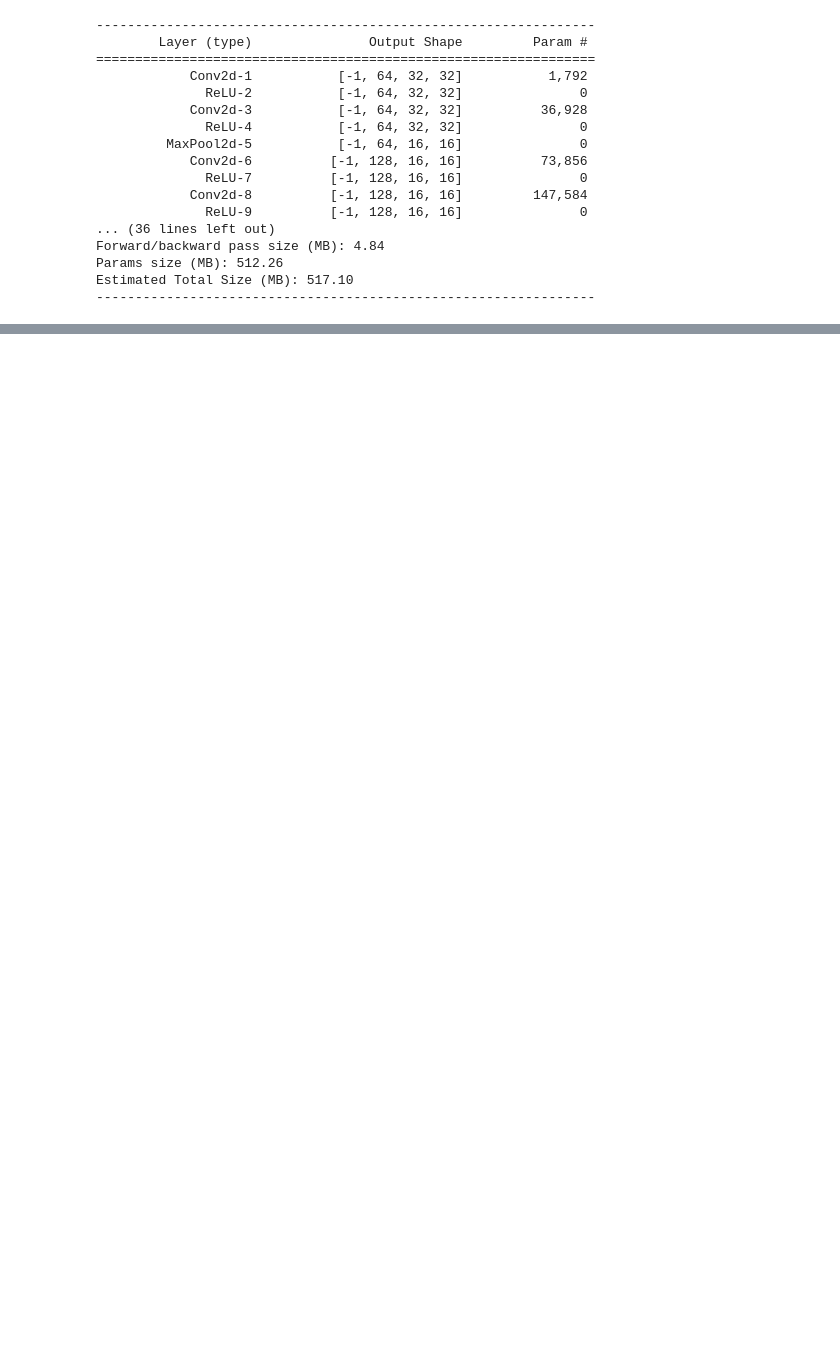
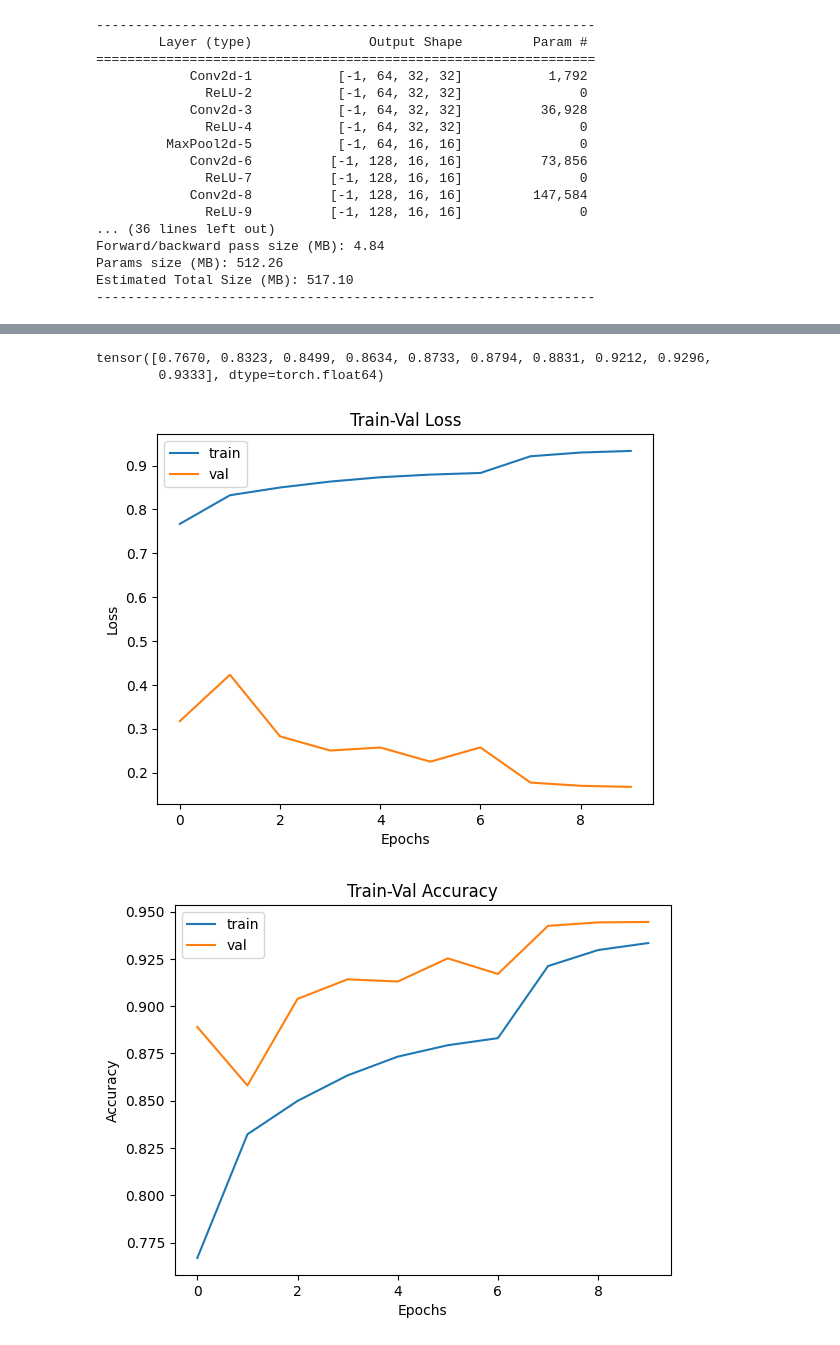
Before and after one commit to yu828282/multicampus, a Jupyter notebook: VGG16.ipynb, the cells around one changed output, grey strips where cells are left out. Saved outputs shown, nothing was run; the diff lists cells and outputs as text; code cells hidden in the pictures; blank space fills up the shorter version.

Commit message:
ai허브데이터, 파이토치 전이학습

```diff
--- a/VGG16.ipynb
+++ b/VGG16.ipynb
@@ -286,18 +293,35 @@ val_acc_history = metric_hist["val"]
+# %%
+train_acc_history = metric_hist["train"]
+torch.stack(train_acc_history).cpu()
+# %% [output]
+tensor([0.7670, 0.8323, 0.8499, 0.8634, 0.8733, 0.8794, 0.8831, 0.9212, 0.9296,
+        0.9333], dtype=torch.float64)
 # %%
+train_loss_history = loss_hist["train"] # 그래프로 표시
+val_loss_history = loss_hist["val"]
+train_acc_history = metric_hist["train"]
+val_acc_history = metric_hist["val"]
+
+train_acc_history = torch.stack(train_acc_history).cpu() # 리스트가 파이토치 텐서라 1차원 텐서로 바꿔주고 gpu 텐서는 넘파이 변환이 안되므로 cpu로..
+val_acc_history =  torch.stack(val_acc_history).cpu()
+
 plt.title("Train-Val Loss")
-plt.plot(train_loss_history ,label="train")
+plt.plot(train_acc_history,label="train")
 plt.plot(val_loss_history,label="val")
 plt.ylabel("Loss")
 plt.xlabel("Epochs")
 plt.legend()
 plt.show()
 
 # plot accuracy progress
 plt.title("Train-Val Accuracy")
 plt.plot(train_acc_history,label="train")
 plt.plot(val_acc_history,label="val")
 plt.ylabel("Accuracy")
 plt.xlabel("Epochs")
 plt.legend()
 plt.show()
+# %% [output]
+[figure, added]
+[figure, added]
 # %%
```
Also changed, not shown: parts of 17 cells of this notebook.
